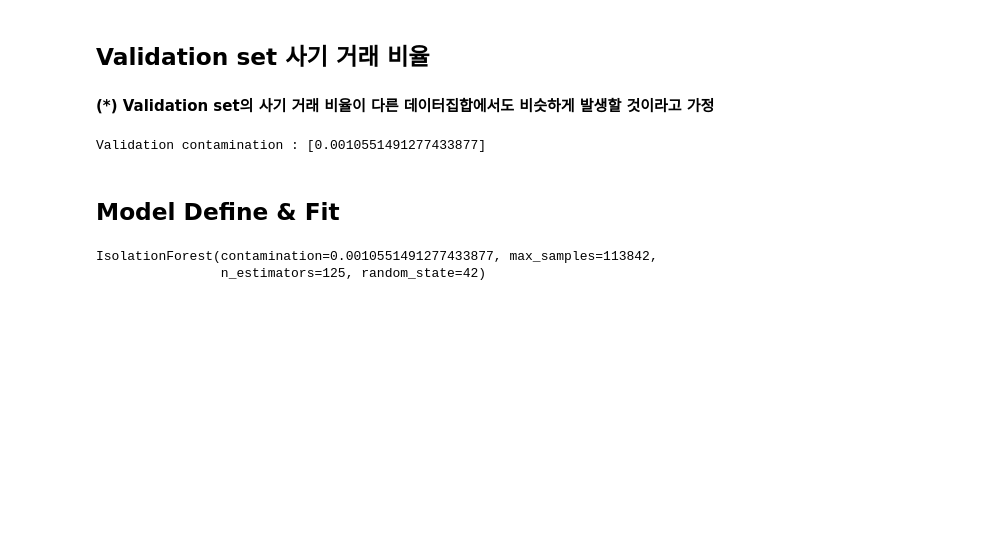
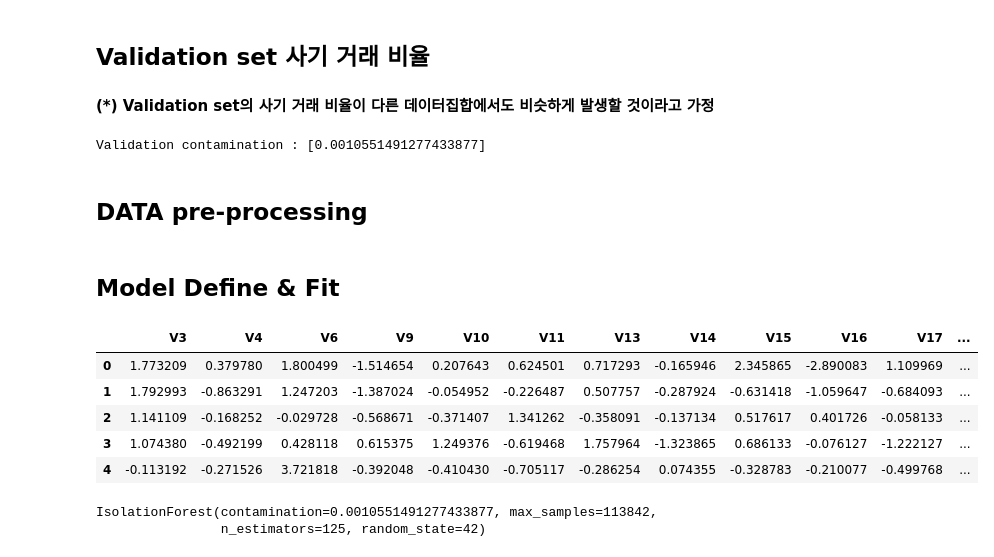
Before and after one commit to Hello-Hyuk/Credit_card_fraud, a Jupyter notebook: [Baseline]_Anomaly_Detection_with_IsolationForest_(비지도학습).ipynb, the cells around one changed output. Drawn from its saved outputs; the diff is of its cells as text; code cells hidden in the pictures; blank space fills up the shorter version.

```diff
--- a/[Baseline]_Anomaly_Detection_with_IsolationForest_(비지도학습).ipynb
+++ b/[Baseline]_Anomaly_Detection_with_IsolationForest_(비지도학습).ipynb
@@ -119,10 +107,22 @@ val_contamination = val_fraud / val_normal
 print(f'Validation contamination : [{val_contamination}]')
 # %% [output]
 Validation contamination : [0.0010551491277433877]
+# %% [markdown]
+## DATA pre-processing
 # %% [markdown]
 ## Model Define & Fit
 # %%
 # Train dataset은 Label이 존재하지 않음
 train_x = train_df.drop(columns=['ID']) # Input Data
+train_x_p = train_df.drop(columns=['ID', 'V1','V2','V5','V7','V8', 'V12', 'V20', 'V21', 'V23', 'V27', 'V28', 'V29'])
+#train_x_p = train_df.loc[:,["V5", "V7", "V20", "V23", "V26", "V27", "V28", "V29"]]
+train_x_p.head()
+# %% [output]
+|  | V3 | V4 | V6 | V9 | V10 | V11 | V13 | V14 | V15 | V16 | V17 | ... |
+| 0 | 1.773209 | 0.379780 | 1.800499 | -1.514654 | 0.207643 | 0.624501 | 0.717293 | -0.165946 | 2.345865 | -2.890083 | 1.109969 | ... |
+| 1 | 1.792993 | -0.863291 | 1.247203 | -1.387024 | -0.054952 | -0.226487 | 0.507757 | -0.287924 | -0.631418 | -1.059647 | -0.684093 | ... |
+| 2 | 1.141109 | -0.168252 | -0.029728 | -0.568671 | -0.371407 | 1.341262 | -0.358091 | -0.137134 | 0.517617 | 0.401726 | -0.058133 | ... |
+| 3 | 1.074380 | -0.492199 | 0.428118 | 0.615375 | 1.249376 | -0.619468 | 1.757964 | -1.323865 | 0.686133 | -0.076127 | -1.222127 | ... |
+| 4 | -0.113192 | -0.271526 | 3.721818 | -0.392048 | -0.410430 | -0.705117 | -0.286254 | 0.074355 | -0.328783 | -0.210077 | -0.499768 | ... |
 # %%
 # 가설 설정 : Train dataset도 Validation dataset과 동일한 비율로 사기거래가 발생 했을 것이다. -> model parameter : contamination=val_contamination(=0.001055) 적용
```
Also changed, not shown: parts of 9 cells of this notebook, 1 other file.
